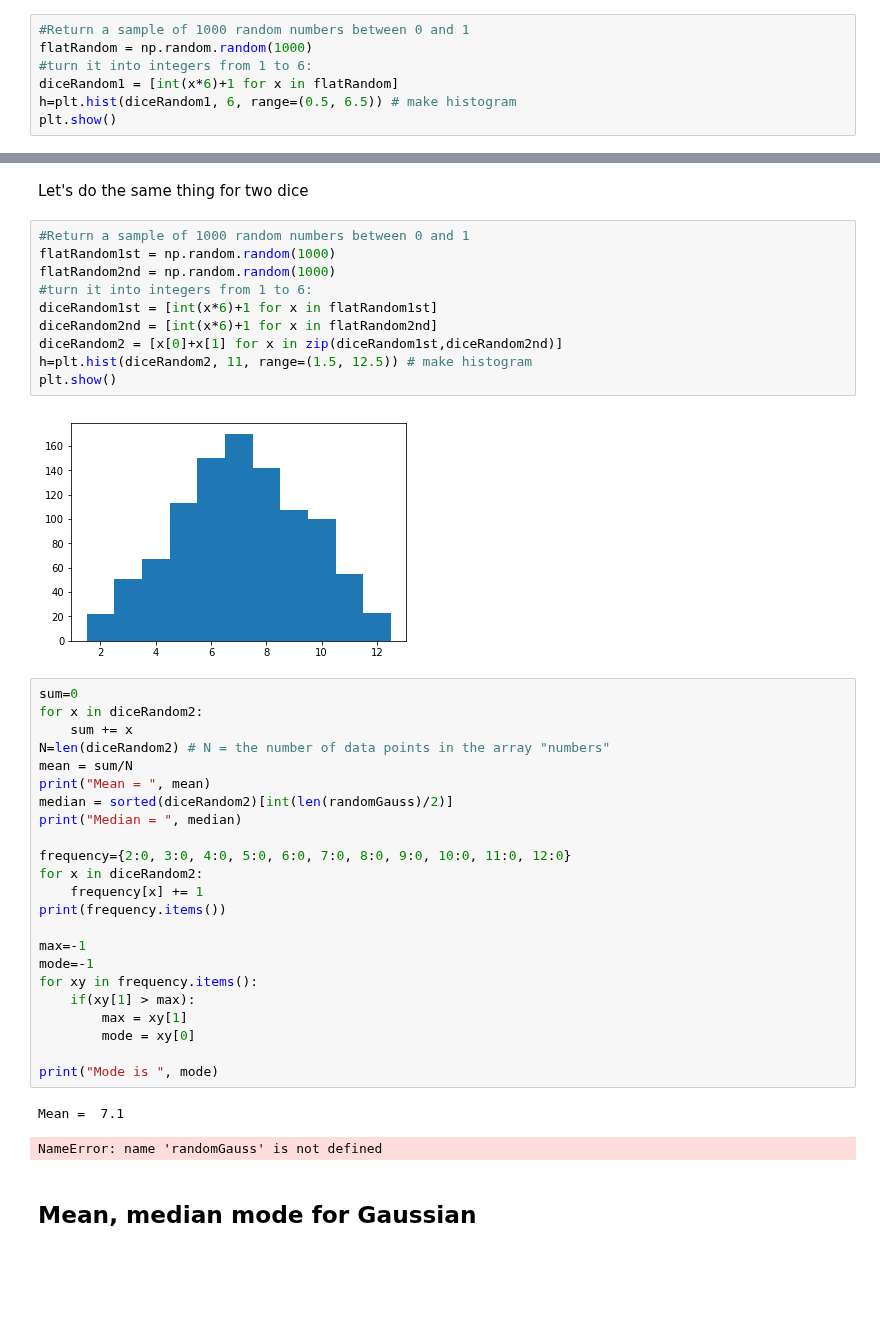
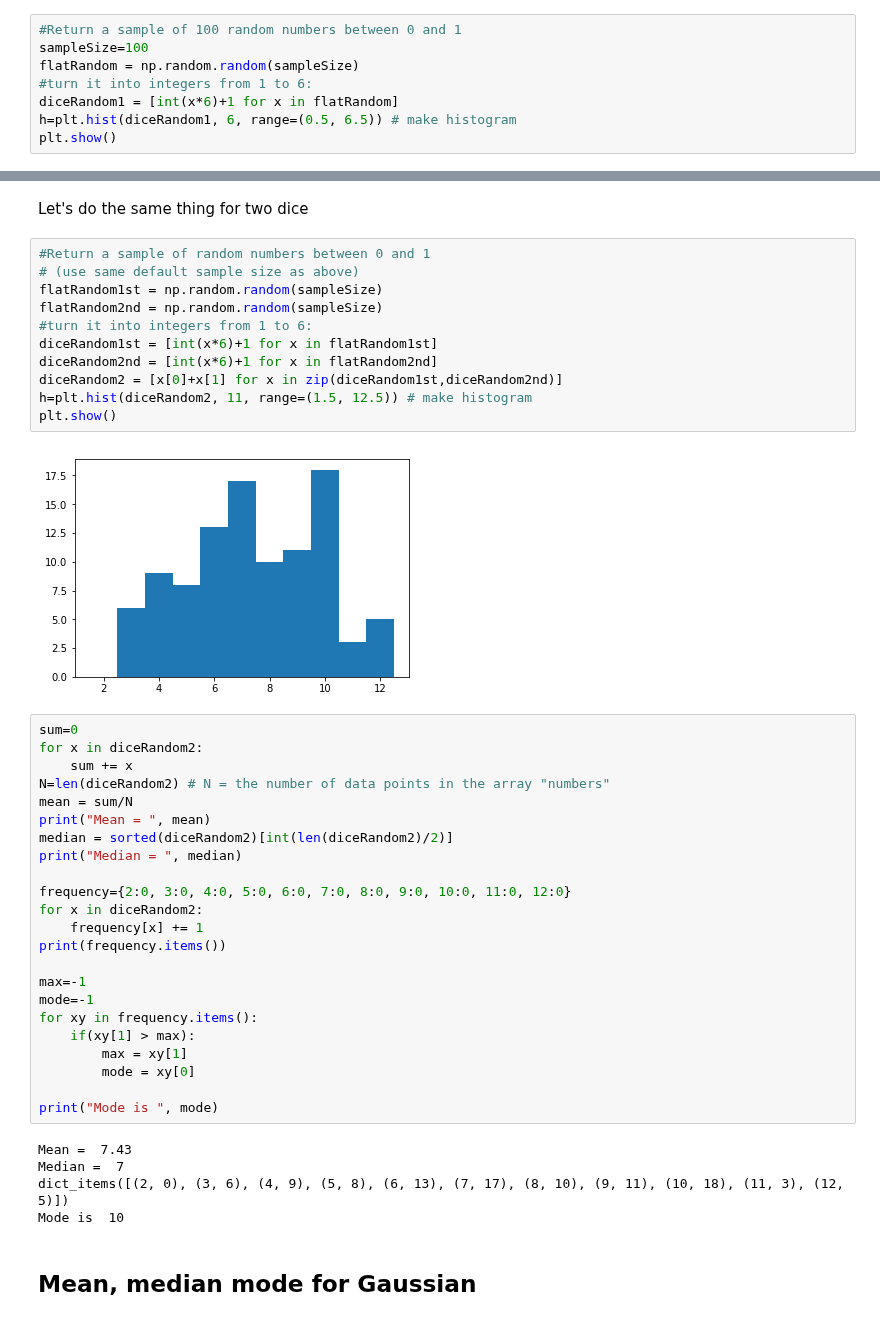
Before and after one commit to JonasRademacker/JupyterNotebooksForTeachingMath, a Jupyter notebook: Mean, mode, median; variance, sigma.ipynb, the cells around one changed output, grey strips where cells are left out. Cells and saved outputs as stored; diff of their text form; blank space fills up the shorter version.

```diff
--- a/Mean, mode, median; variance, sigma.ipynb
+++ b/Mean, mode, median; variance, sigma.ipynb
@@ -11,8 +11,9 @@ import matplotlib.pyplot as plt
 # %% [markdown]
 Let's generate a distribution we would get from throwing a (fair) die
 # %%
-#Return a sample of 1000 random numbers between 0 and 1
-flatRandom = np.random.random(1000)
+#Return a sample of 100 random numbers between 0 and 1
+sampleSize=100
+flatRandom = np.random.random(sampleSize)
 #turn it into integers from 1 to 6:
 diceRandom1 = [int(x*6)+1 for x in flatRandom]
 h=plt.hist(diceRandom1, 6, range=(0.5, 6.5)) # make histogram
@@ -71,17 +80,18 @@ Of course for this distribution, the mode is equally likely to be 1, 2, 3, 4, 5
 # %% [markdown]
 Let's do the same thing for two dice
 # %%
-#Return a sample of 1000 random numbers between 0 and 1
-flatRandom1st = np.random.random(1000)
-flatRandom2nd = np.random.random(1000)
+#Return a sample of random numbers between 0 and 1
+# (use same default sample size as above)
+flatRandom1st = np.random.random(sampleSize)
+flatRandom2nd = np.random.random(sampleSize)
 #turn it into integers from 1 to 6:
 diceRandom1st = [int(x*6)+1 for x in flatRandom1st]
 diceRandom2nd = [int(x*6)+1 for x in flatRandom2nd]
 diceRandom2 = [x[0]+x[1] for x in zip(diceRandom1st,diceRandom2nd)]
 h=plt.hist(diceRandom2, 11, range=(1.5, 12.5)) # make histogram
 plt.show()
 # %% [output]
-[figure, old version]
+[figure, new version]
 # %%
 sum=0
 for x in diceRandom2:
@@ -89,7 +99,7 @@ for x in diceRandom2:
 N=len(diceRandom2) # N = the number of data points in the array "numbers"
 mean = sum/N
 print("Mean = ", mean)
-median = sorted(diceRandom2)[int(len(randomGauss)/2)]
+median = sorted(diceRandom2)[int(len(diceRandom2)/2)]
 print("Median = ", median)
 
 frequency={2:0, 3:0, 4:0, 5:0, 6:0, 7:0, 8:0, 9:0, 10:0, 11:0, 12:0}
@@ -106,8 +116,10 @@ for xy in frequency.items():
 
 print("Mode is ", mode)
 # %% [output]
-Mean =  7.1
+Mean =  7.43
+Median =  7
+dict_items([(2, 0), (3, 6), (4, 9), (5, 8), (6, 13), (7, 17), (8, 10), (9, 11), (10, 18), (11, 3), (12, 5)])
+Mode is  10
-NameError: name 'randomGauss' is not defined
 # %% [markdown]
 ## Mean, median mode for Gaussian
 # %% [markdown]
```
Also changed, not shown: parts of 10 cells of this notebook, 3 other files.
